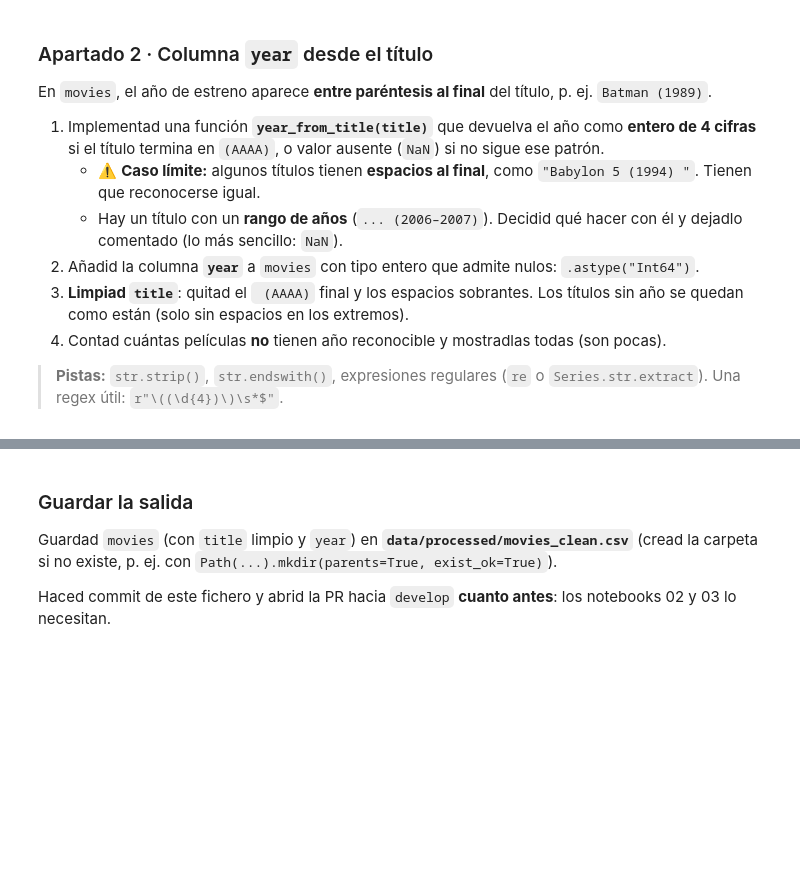
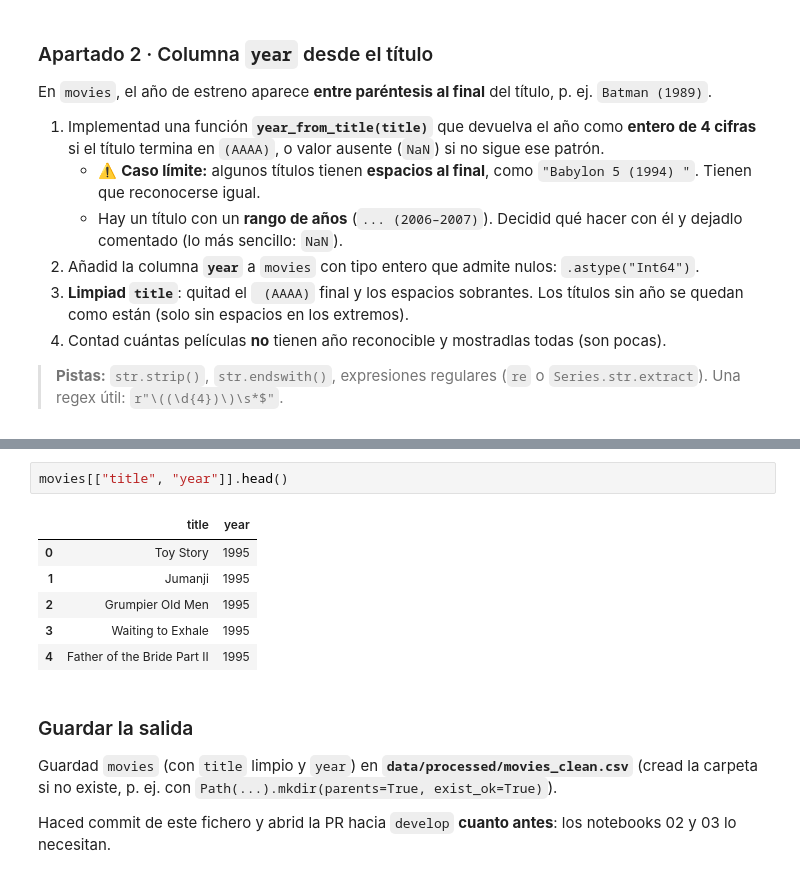
Before and after one commit to clau-sure/tc-catalogo-peliculas, a Jupyter notebook: 01_ingesta_limpieza.ipynb, the cells around one changed output, grey strips where cells are left out. Drawn from its saved outputs; the diff is of its cells as text; blank space fills up the shorter version.

```diff
--- a/01_ingesta_limpieza.ipynb
+++ b/01_ingesta_limpieza.ipynb
@@ -41,3 +130,12 @@ En `movies`, el año de estreno aparece **entre paréntesis al final** del títu
+# %%
+movies[["title", "year"]].head()
+# %% [output]
+|  | title | year |
+| 0 | Toy Story | 1995 |
+| 1 | Jumanji | 1995 |
+| 2 | Grumpier Old Men | 1995 |
+| 3 | Waiting to Exhale | 1995 |
+| 4 | Father of the Bride Part II | 1995 |
 # %% [markdown]
 ### Guardar la salida
 
```
Also changed, not shown: parts of 3 cells of this notebook, 2 other files.
